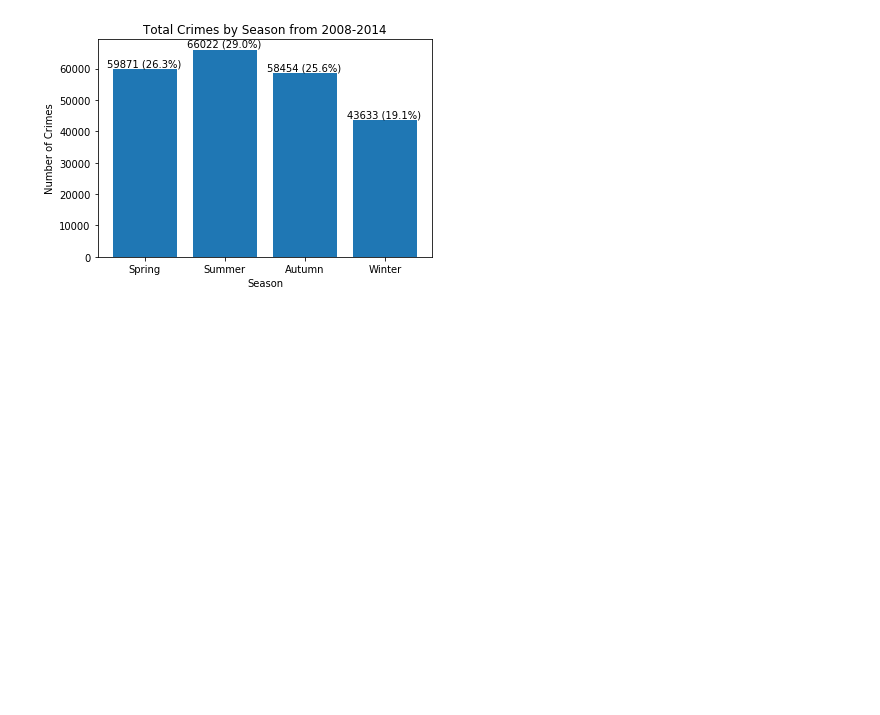
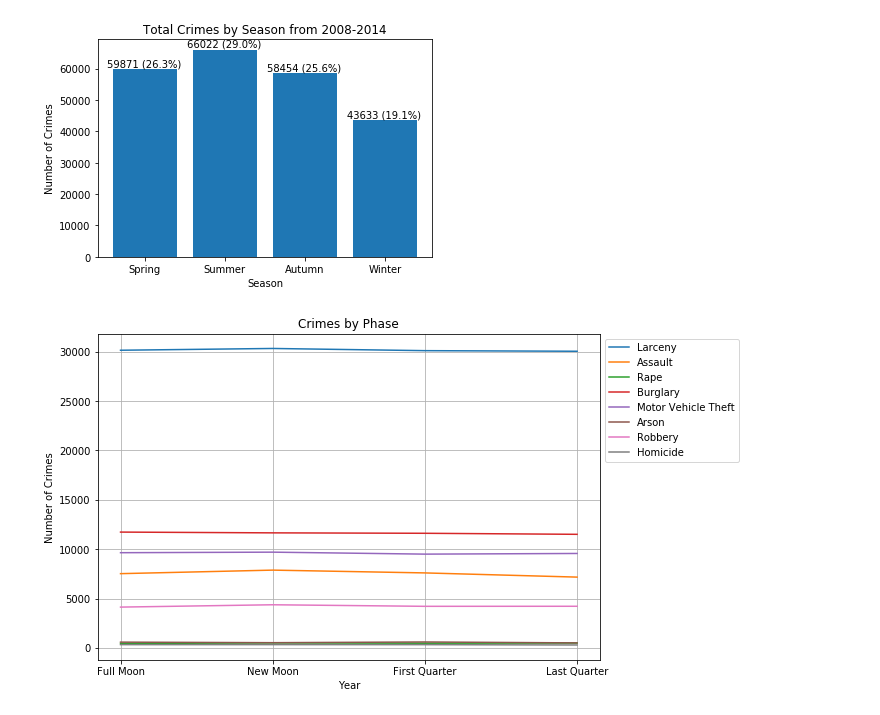
Before and after one commit to Nnothdurft/GroupC, a Jupyter notebook: Graphs.ipynb, the cells around one changed output. Saved outputs shown, nothing was run; the diff lists cells and outputs as text; code cells hidden in the pictures; blank space fills up the shorter version.

Commit message:
Add graph for crime by phase

```diff
--- a/Graphs.ipynb
+++ b/Graphs.ipynb
@@ -60,3 +63,70 @@ plt.bar(botLabels, seasons)
 plt.show()
 # %% [output]
 [figure]
+# %%
+crimeList = yearData[0]["UCRCrime"].unique()
+lunarPhases = ["Full Moon", "New Moon", "First Quarter", "Last Quarter"]
+fmLarceny = [yearData[x]["UCRCrime"][(yearData[x].UCRCrime == crimeList[0]) & (yearData[x].Phase == "Full Moon")].count() for x in range(len(yearList))]
+fmAssault = [yearData[x]["UCRCrime"][(yearData[x].UCRCrime == crimeList[1]) & (yearData[x].Phase == "Full Moon")].count() for x in range(len(yearList))]
+fmRape = [yearData[x]["UCRCrime"][(yearData[x].UCRCrime == crimeList[2]) & (yearData[x].Phase == "Full Moon")].count() for x in range(len(yearList))]
+fmBurglary = [yearData[x]["UCRCrime"][(yearData[x].UCRCrime == crimeList[3]) & (yearData[x].Phase == "Full Moon")].count() for x in range(len(yearList))]
+fmGTA = [yearData[x]["UCRCrime"][(yearData[x].UCRCrime == crimeList[4]) & (yearData[x].Phase == "Full Moon")].count() for x in range(len(yearList))]
+fmArson = [yearData[x]["UCRCrime"][(yearData[x].UCRCrime == crimeList[5]) & (yearData[x].Phase == "Full Moon")].count() for x in range(len(yearList))]
+fmRobbery = [yearData[x]["UCRCrime"][(yearData[x].UCRCrime == crimeList[6]) & (yearData[x].Phase == "Full Moon")].count() for x in range(len(yearList))]
+fmHomicide = [yearData[x]["UCRCrime"][(yearData[x].UCRCrime == crimeList[7]) & (yearData[x].Phase == "Full Moon")].count() for x in range(len(yearList))]
+# fullMoonCrimes = [sum(fmLarceny), sum(fmAssault), sum(fmRape), sum(fmBurglary), sum(fmGTA), sum(fmArson), sum(fmRobbery), sum(fmHomicide)]
+nmlarceny = [yearData[x]["UCRCrime"][(yearData[x].UCRCrime == crimeList[0]) & (yearData[x].Phase == "New Moon")].count() for x in range(len(yearList))]
+nmassault = [yearData[x]["UCRCrime"][(yearData[x].UCRCrime == crimeList[1]) & (yearData[x].Phase == "New Moon")].count() for x in range(len(yearList))]
+nmrape = [yearData[x]["UCRCrime"][(yearData[x].UCRCrime == crimeList[2]) & (yearData[x].Phase == "New Moon")].count() for x in range(len(yearList))]
+nmburglary = [yearData[x]["UCRCrime"][(yearData[x].UCRCrime == crimeList[3]) & (yearData[x].Phase == "New Moon")].count() for x in range(len(yearList))]
+nmGTA = [yearData[x]["UCRCrime"][(yearData[x].UCRCrime == crimeList[4]) & (yearData[x].Phase == "New Moon")].count() for x in range(len(yearList))]
+nmarson = [yearData[x]["UCRCrime"][(yearData[x].UCRCrime == crimeList[5]) & (yearData[x].Phase == "New Moon")].count() for x in range(len(yearList))]
+nmrobbery = [yearData[x]["UCRCrime"][(yearData[x].UCRCrime == crimeList[6]) & (yearData[x].Phase == "New Moon")].count() for x in range(len(yearList))]
+nmhomicide = [yearData[x]["UCRCrime"][(yearData[x].UCRCrime == crimeList[7]) & (yearData[x].Phase == "New Moon")].count() for x in range(len(yearList))]
+# newMoonCrimes = [sum(nmlarceny), sum(nmassault), sum(nmrape), sum(nmburglary), sum(nmGTA), sum(nmarson), sum(nmrobbery), sum(nmhomicide)]
+fqLarceny = [yearData[x]["UCRCrime"][(yearData[x].UCRCrime == crimeList[0]) & (yearData[x].Phase == "First Quarter")].count() for x in range(len(yearList))]
+fqAssault = [yearData[x]["UCRCrime"][(yearData[x].UCRCrime == crimeList[1]) & (yearData[x].Phase == "First Quarter")].count() for x in range(len(yearList))]
+fqRape = [yearData[x]["UCRCrime"][(yearData[x].UCRCrime == crimeList[2]) & (yearData[x].Phase == "First Quarter")].count() for x in range(len(yearList))]
+fqBurglary = [yearData[x]["UCRCrime"][(yearData[x].UCRCrime == crimeList[3]) & (yearData[x].Phase == "First Quarter")].count() for x in range(len(yearList))]
+fqGTA = [yearData[x]["UCRCrime"][(yearData[x].UCRCrime == crimeList[4]) & (yearData[x].Phase == "First Quarter")].count() for x in range(len(yearList))]
+fqArson = [yearData[x]["UCRCrime"][(yearData[x].UCRCrime == crimeList[5]) & (yearData[x].Phase == "First Quarter")].count() for x in range(len(yearList))]
+fqRobbery = [yearData[x]["UCRCrime"][(yearData[x].UCRCrime == crimeList[6]) & (yearData[x].Phase == "First Quarter")].count() for x in range(len(yearList))]
+fqHomicide = [yearData[x]["UCRCrime"][(yearData[x].UCRCrime == crimeList[7]) & (yearData[x].Phase == "First Quarter")].count() for x in range(len(yearList))]
+# fqMoonCrimes = [sum(fqLarceny), sum(fqAssault), sum(fqRape), sum(fqBurglary), sum(fqGTA), sum(fqArson), sum(fqRobbery), sum(fqHomicide)]
+lqLarceny = [yearData[x]["UCRCrime"][(yearData[x].UCRCrime == crimeList[0]) & (yearData[x].Phase == "Last Quarter")].count() for x in range(len(yearList))]
+lqAssault = [yearData[x]["UCRCrime"][(yearData[x].UCRCrime == crimeList[1]) & (yearData[x].Phase == "Last Quarter")].count() for x in range(len(yearList))]
+lqRape = [yearData[x]["UCRCrime"][(yearData[x].UCRCrime == crimeList[2]) & (yearData[x].Phase == "Last Quarter")].count() for x in range(len(yearList))]
+lqBurglary = [yearData[x]["UCRCrime"][(yearData[x].UCRCrime == crimeList[3]) & (yearData[x].Phase == "Last Quarter")].count() for x in range(len(yearList))]
+lqGTA = [yearData[x]["UCRCrime"][(yearData[x].UCRCrime == crimeList[4]) & (yearData[x].Phase == "Last Quarter")].count() for x in range(len(yearList))]
+lqArson = [yearData[x]["UCRCrime"][(yearData[x].UCRCrime == crimeList[5]) & (yearData[x].Phase == "Last Quarter")].count() for x in range(len(yearList))]
+lqRobbery = [yearData[x]["UCRCrime"][(yearData[x].UCRCrime == crimeList[6]) & (yearData[x].Phase == "Last Quarter")].count() for x in range(len(yearList))]
+lqHomicide = [yearData[x]["UCRCrime"][(yearData[x].UCRCrime == crimeList[7]) & (yearData[x].Phase == "Last Quarter")].count() for x in range(len(yearList))]
+# lqMoonCrimes = [sum(lqLarceny), sum(lqAssault), sum(lqRape), sum(lqBurglary), sum(lqGTA), sum(lqArson), sum(lqRobbery), sum(lqHomicide)]
+larceny = [sum(fmLarceny), sum(nmlarceny), sum(fqLarceny), sum(lqLarceny)]
+assault = [sum(fmAssault), sum(nmassault), sum(fqAssault), sum(lqAssault)]
+rape = [sum(fmRape), sum(nmrape), sum(fqRape), sum(lqRape)]
+burglary = [sum(fmBurglary), sum(nmburglary), sum(fqBurglary), sum(lqBurglary)]
+GTA = [sum(fmGTA), sum(nmGTA), sum(fqGTA), sum(lqGTA)]
+arson = [sum(fmArson), sum(nmarson), sum(fqArson), sum(lqArson)]
+robbery = [sum(fmRobbery), sum(nmrobbery), sum(fqRobbery), sum(lqRobbery)]
+homicide = [sum(fmHomicide), sum(nmhomicide), sum(fqHomicide), sum(lqHomicide)]
+phases = np.array([1,2,3,4])
+plt.figure(figsize=(9,6))
+plt.plot(phases, larceny, label="Larceny")
+plt.plot(phases, assault, label="Assault")
+plt.plot(phases, rape, label="Rape")
+plt.plot(phases, burglary, label="Burglary")
+plt.plot(phases, GTA, label="Motor Vehicle Theft")
+plt.plot(phases, arson, label="Arson")
+plt.plot(phases, robbery, label="Robbery")
+plt.plot(phases, homicide, label="Homicide")
+plt.ylabel("Number of Crimes")
+plt.xlabel("Year")
+plt.xticks(phases, lunarPhases)
+plt.grid()
+plt.title("Crimes by Phase")
+plt.legend(bbox_to_anchor=(1, 1))
+plt.savefig("crimeByPhase.png")
+plt.show()
+# %% [output]
+[figure, added]
```
Also changed, not shown: parts of 3 cells of this notebook, 5 other files.
